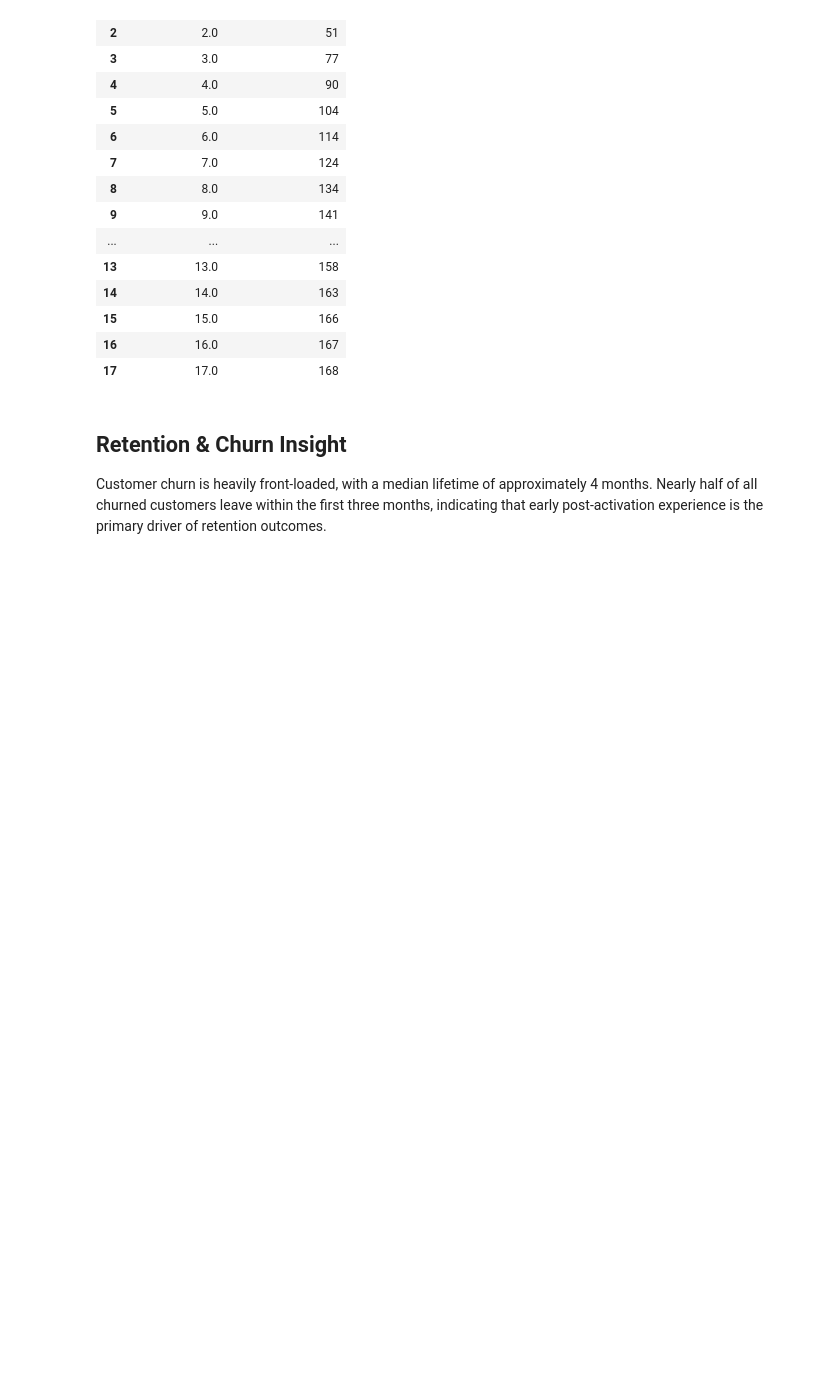
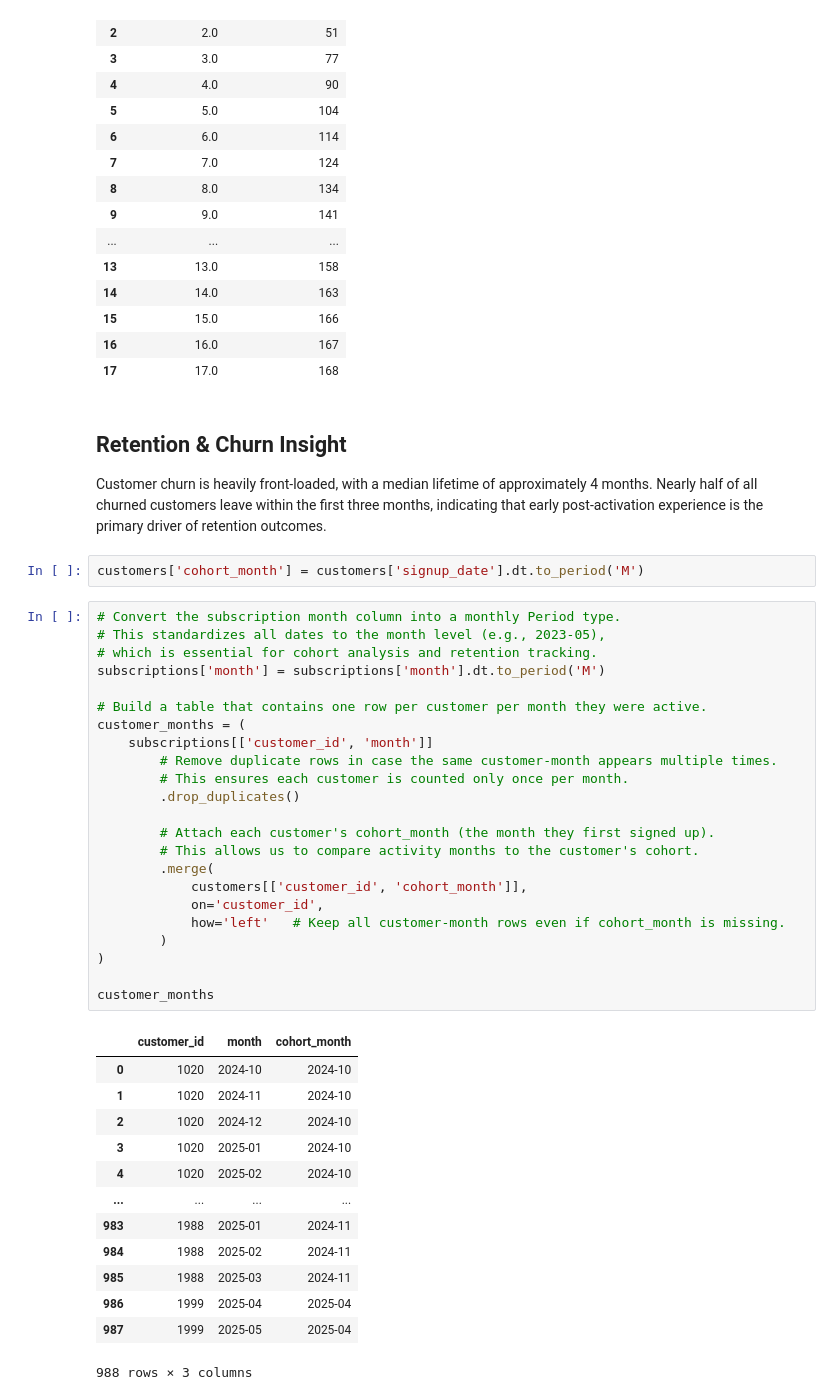
Before and after one commit to BoiDrew/saas-growth-analytics, a Jupyter notebook: notebooks/03_retention.ipynb, the cells around one changed output. Cells and saved outputs as stored; diff of their text form; blank space fills up the shorter version.

```diff
--- a/notebooks/03_retention.ipynb
+++ b/notebooks/03_retention.ipynb
@@ -125,3 +125,42 @@ retention
 # %% [markdown]
 ## Retention & Churn Insight
 Customer churn is heavily front-loaded, with a median lifetime of approximately 4 months. Nearly half of all churned customers leave within the first three months, indicating that early post-activation experience is the primary driver of retention outcomes.
+# %%
+customers['cohort_month'] = customers['signup_date'].dt.to_period('M')
+# %%
+# Convert the subscription month column into a monthly Period type.
+# This standardizes all dates to the month level (e.g., 2023-05),
+# which is essential for cohort analysis and retention tracking.
+subscriptions['month'] = subscriptions['month'].dt.to_period('M')
+
+# Build a table that contains one row per customer per month they were active.
+customer_months = (
+    subscriptions[['customer_id', 'month']]
+        # Remove duplicate rows in case the same customer-month appears multiple times.
+        # This ensures each customer is counted only once per month.
+        .drop_duplicates()
+
+        # Attach each customer's cohort_month (the month they first signed up).
+        # This allows us to compare activity months to the customer's cohort.
+        .merge(
+            customers[['customer_id', 'cohort_month']],
+            on='customer_id',
+            how='left'   # Keep all customer-month rows even if cohort_month is missing.
+        )
+)
+
+customer_months
+# %% [output]
+|  | customer_id | month | cohort_month |
+| 0 | 1020 | 2024-10 | 2024-10 |
+| 1 | 1020 | 2024-11 | 2024-10 |
+| 2 | 1020 | 2024-12 | 2024-10 |
+| 3 | 1020 | 2025-01 | 2024-10 |
+| 4 | 1020 | 2025-02 | 2024-10 |
+| ... | ... | ... | ... |
+| 983 | 1988 | 2025-01 | 2024-11 |
+| 984 | 1988 | 2025-02 | 2024-11 |
+| 985 | 1988 | 2025-03 | 2024-11 |
+| 986 | 1999 | 2025-04 | 2025-04 |
+| 987 | 1999 | 2025-05 | 2025-04 |
+988 rows × 3 columns
```
Also changed, not shown: parts of 4 cells of this notebook.
